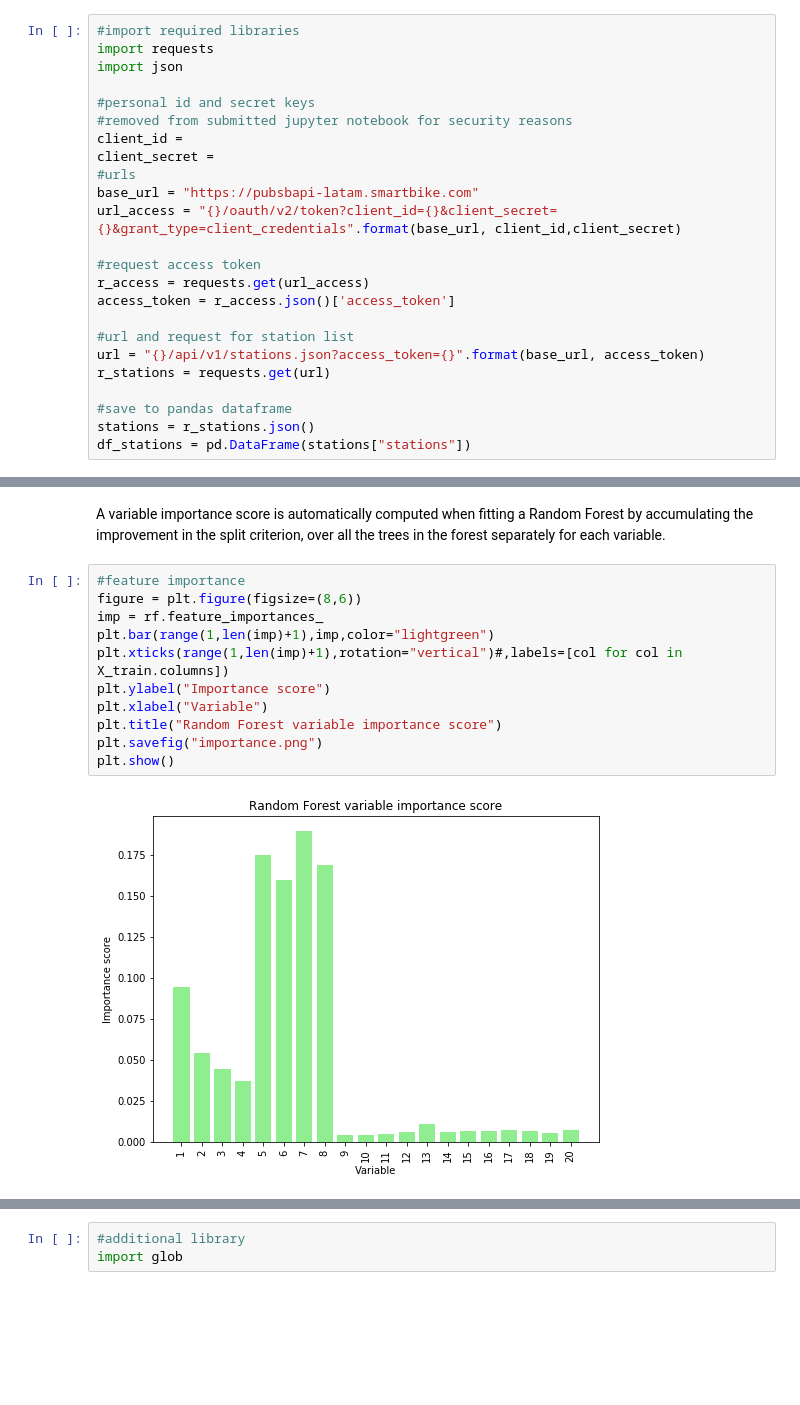
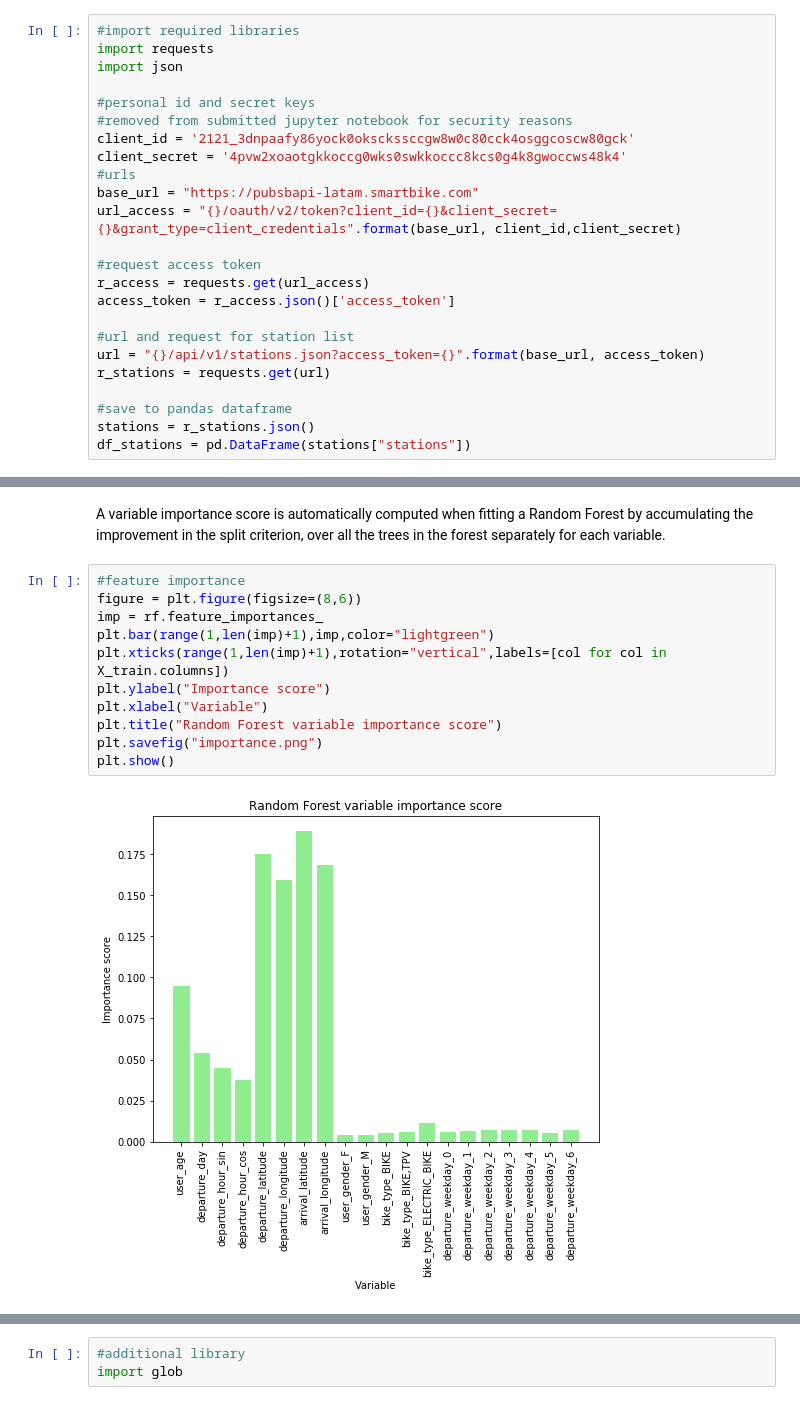
Before and after one commit to DarioDC/ECOBICI-Biketrip-Duration-Prediction, a Jupyter notebook: ECOBICI_Project.ipynb, the cells around one changed output, grey strips where cells are left out. Cells and saved outputs as stored; diff of their text form; blank space fills up the shorter version.

```diff
--- a/ECOBICI_Project.ipynb
+++ b/ECOBICI_Project.ipynb
@@ -256,8 +257,8 @@ import json
 
 #personal id and secret keys
 #removed from submitted jupyter notebook for security reasons
-client_id =
-client_secret =
+client_id = '2121_3dnpaafy86yock0oksckssccgw8w0c80cck4osggcoscw80gck'
+client_secret = '4pvw2xoaotgkkoccg0wks0swkkoccc8kcs0g4k8gwoccws48k4'
 #urls
 base_url = "https://pubsbapi-latam.smartbike.com"
 url_access = "{}/oauth/v2/token?client_id={}&client_secret={}&grant_type=client_credentials".format(base_url, client_id,client_secret)
@@ -539,13 +550,13 @@ A variable importance score is automatically computed when fitting a Random Fore
 # %%
 #feature importance
 figure = plt.figure(figsize=(8,6))
 imp = rf.feature_importances_
 plt.bar(range(1,len(imp)+1),imp,color="lightgreen")
-plt.xticks(range(1,len(imp)+1),rotation="vertical")#,labels=[col for col in X_train.columns])
+plt.xticks(range(1,len(imp)+1),rotation="vertical",labels=[col for col in X_train.columns])
 plt.ylabel("Importance score")
 plt.xlabel("Variable")
 plt.title("Random Forest variable importance score")
 plt.savefig("importance.png")
 plt.show()
 # %% [output]
-[figure, old version]
+[figure, new version]
```
Also changed, not shown: parts of 84 cells of this notebook.
